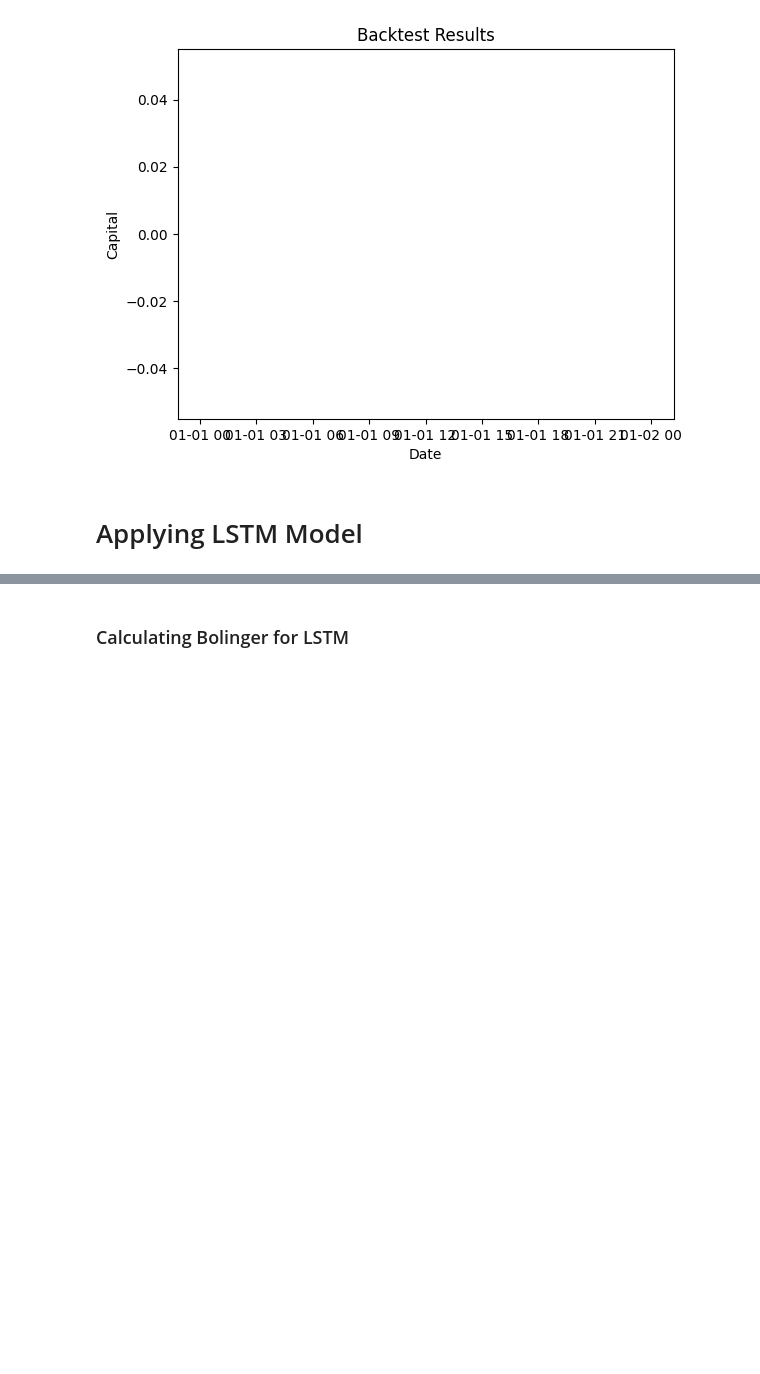
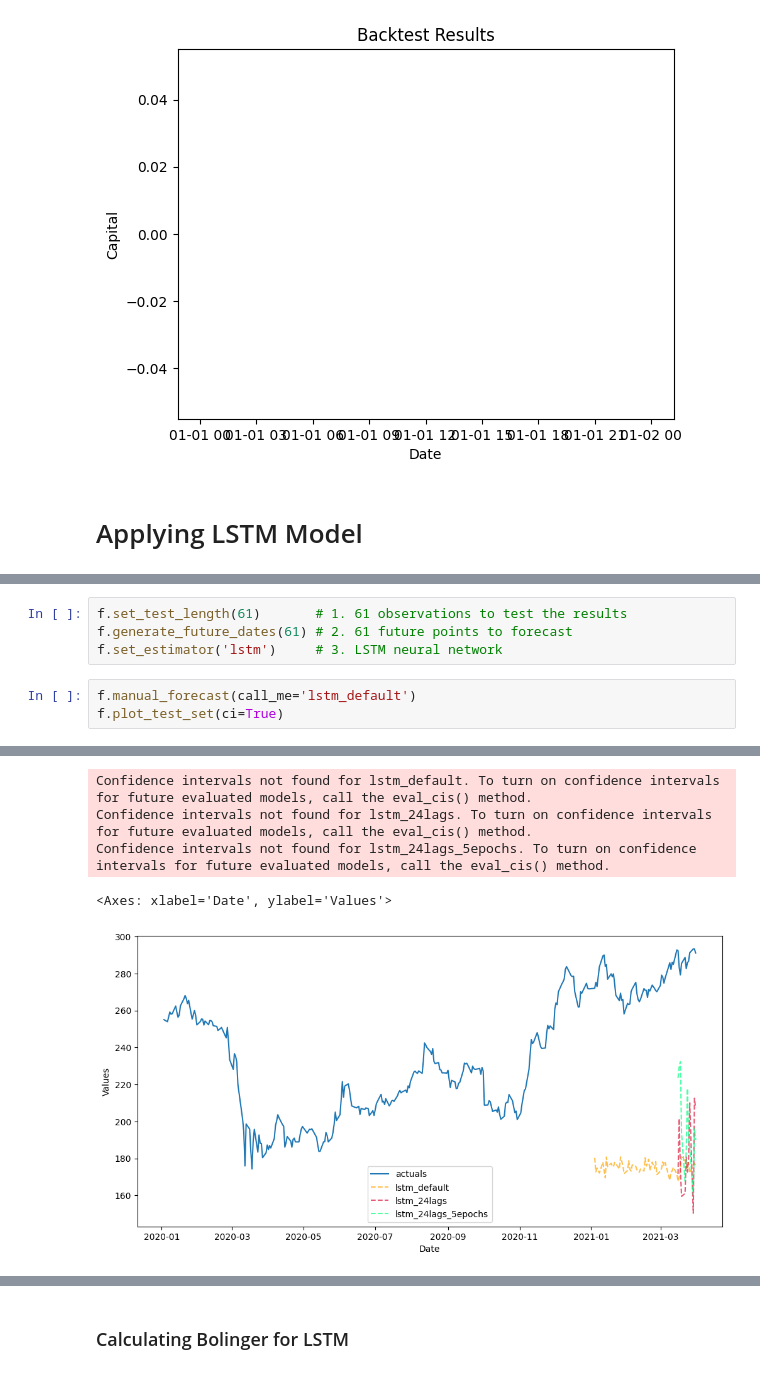
Before and after one commit to alyhussein86/C6oUVdljHlRZgnaq, a Jupyter notebook: P5_ValueInvestor.ipynb, the cells around one changed output, grey strips where cells are left out. Saved outputs shown, nothing was run; the diff lists cells and outputs as text; blank space fills up the shorter version.

```diff
--- a/P5_ValueInvestor.ipynb
+++ b/P5_ValueInvestor.ipynb
@@ -704,0 +484,8 @@ Mean Absolute Percentage Error is : 0.3723334424445132
+# %%
+f.set_test_length(61)       # 1. 61 observations to test the results
+f.generate_future_dates(61) # 2. 61 future points to forecast
+f.set_estimator('lstm')     # 3. LSTM neural network
+# %%
+f.manual_forecast(call_me='lstm_default')
+f.plot_test_set(ci=True)
+# %% [output]
@@ -704,0 +497,5 @@ Mean Absolute Percentage Error is : 0.3723334424445132
+Confidence intervals not found for lstm_default. To turn on confidence intervals for future evaluated models, call the eval_cis() method.
+Confidence intervals not found for lstm_24lags. To turn on confidence intervals for future evaluated models, call the eval_cis() method.
+Confidence intervals not found for lstm_24lags_5epochs. To turn on confidence intervals for future evaluated models, call the eval_cis() method.
+<Axes: xlabel='Date', ylabel='Values'>
+[figure, added]
```
Also changed, not shown: parts of 72 cells of this notebook.
